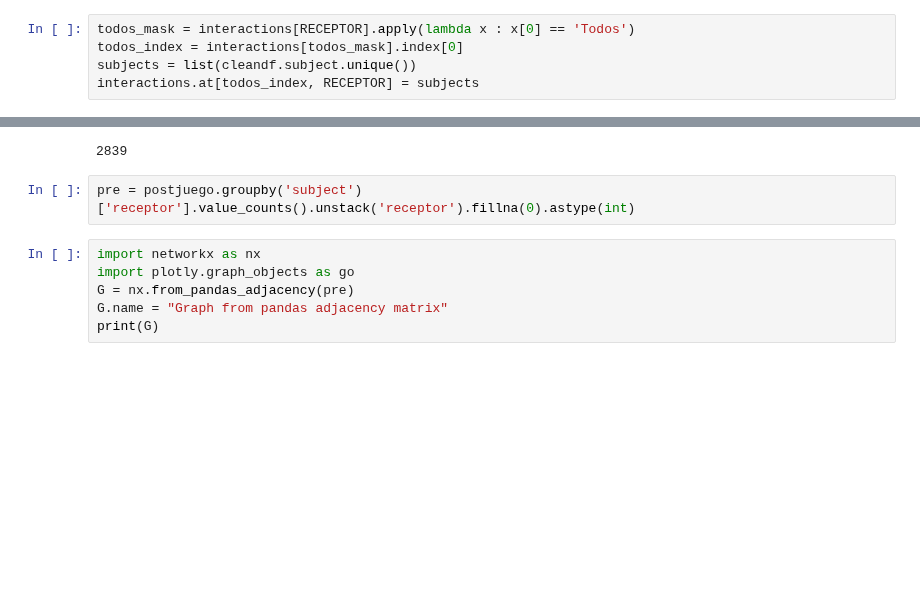
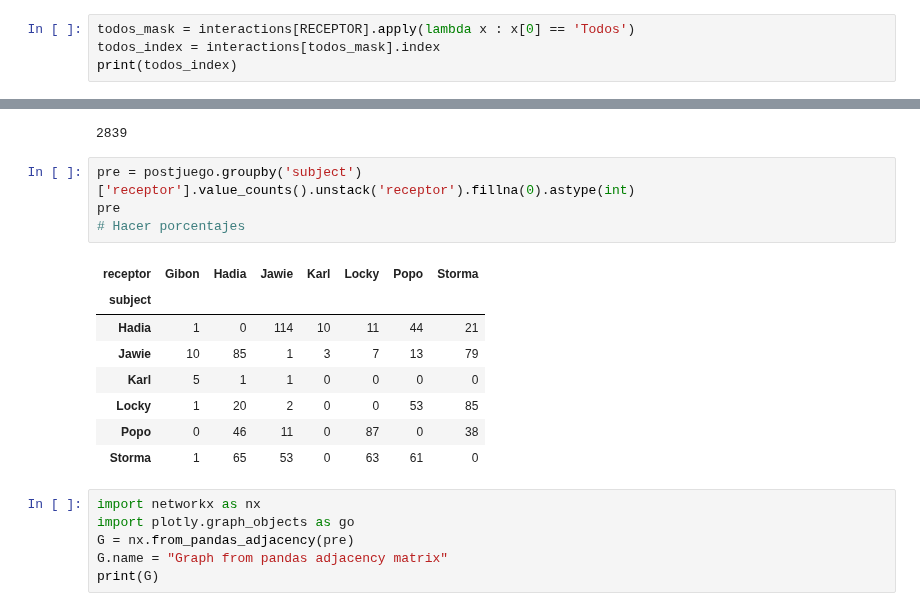
Before and after one commit to Bass2015/Orangutanes, a Jupyter notebook: Sebastian/eda-orangutanes.ipynb, the cells around one changed output, grey strips where cells are left out. Drawn from its saved outputs; the diff is of its cells as text; blank space fills up the shorter version.

```diff
--- a/Sebastian/eda-orangutanes.ipynb
+++ b/Sebastian/eda-orangutanes.ipynb
@@ -320,6 +326,5 @@ interactions
 2660 rows × 3 columns
 # %%
 todos_mask = interactions[RECEPTOR].apply(lambda x : x[0] == 'Todos')
-todos_index = interactions[todos_mask].index[0]
-subjects = list(cleandf.subject.unique())
-interactions.at[todos_index, RECEPTOR] = subjects
+todos_index = interactions[todos_mask].index
+print(todos_index)
@@ -340,6 +365,17 @@ print(len(juego.index) + len(prejuego.index) + len(postjuego.index))
 2839
 # %%
 pre = postjuego.groupby('subject')['receptor'].value_counts().unstack('receptor').fillna(0).astype(int)
+pre
+# Hacer porcentajes
+# %% [output]
+| receptor | Gibon | Hadia | Jawie | Karl | Locky | Popo | Storma |
+| subject |  |  |  |  |  |  |  |
+| Hadia | 1 | 0 | 114 | 10 | 11 | 44 | 21 |
+| Jawie | 10 | 85 | 1 | 3 | 7 | 13 | 79 |
+| Karl | 5 | 1 | 1 | 0 | 0 | 0 | 0 |
+| Locky | 1 | 20 | 2 | 0 | 0 | 53 | 85 |
+| Popo | 0 | 46 | 11 | 0 | 87 | 0 | 38 |
+| Storma | 1 | 65 | 53 | 0 | 63 | 61 | 0 |
 # %%
 import networkx as nx
 import plotly.graph_objects as go
```
Also changed, not shown: parts of 15 cells of this notebook.
